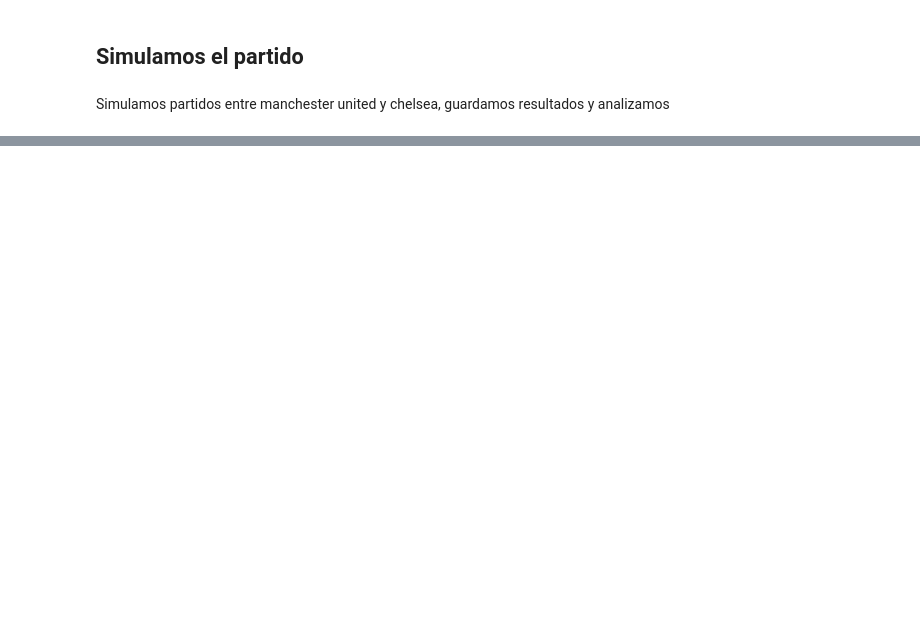
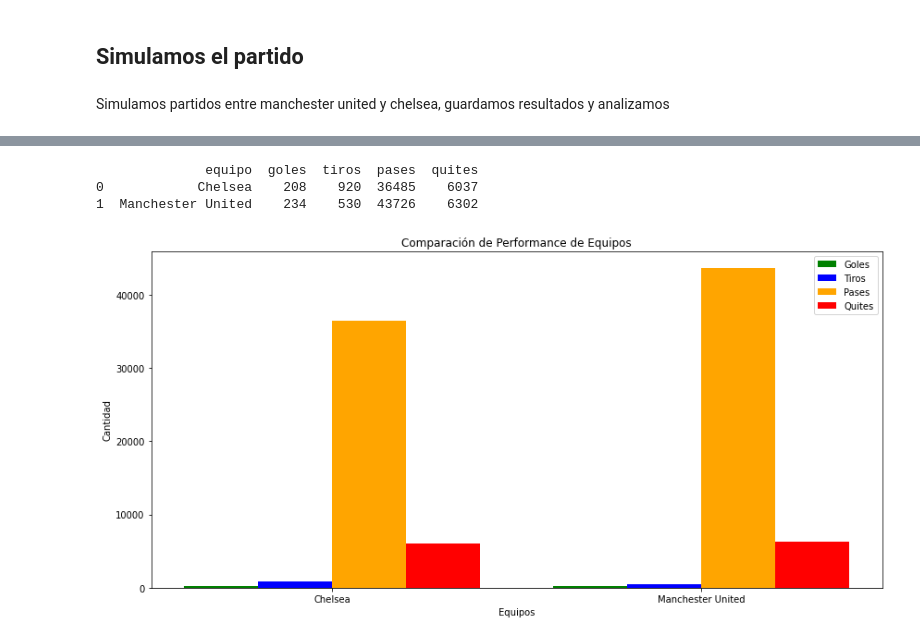
Before and after one commit to luisalawson/soccer_defense_analysis, a Jupyter notebook: Simulacion.ipynb, the cells around one changed output, grey strips where cells are left out. Cells and saved outputs as stored; diff of their text form; code cells hidden in the pictures; blank space fills up the shorter version.

```diff
--- a/Simulacion.ipynb
+++ b/Simulacion.ipynb
@@ -352,0 +907,65 @@ df_results = simulate_matches(1000)
+# %%
+# Agrupar datos por equipo
+teams = set(df_results['home']).union(set(df_results['away']))
+
+# Inicializar diccionario para resultados
+performance_data = {
+    'equipo': [],
+    'goles': [],
+    'tiros': [],
+    'pases': [],
+    'quites': []
+}
+
+# Calcular métricas de rendimiento para cada equipo
+for team in teams:
+    goles = df_results[df_results['home'] == team]['goles_local'].sum() + \
+            df_results[df_results['away'] == team]['goles_visitante'].sum()
+
+    tiros = df_results[df_results['home'] == team]['tiros_local'].sum() + \
+            df_results[df_results['away'] == team]['tiros_visitante'].sum()
+
+    pases = df_results[df_results['home'] == team]['pases_local'].sum() + \
+            df_results[df_results['away'] == team]['pases_visitante'].sum()
+
+    quites = df_results[df_results['home'] == team]['quites_local'].sum() + \
+             df_results[df_results['away'] == team]['quites_visitante'].sum()
+
+    performance_data['equipo'].append(team)
+    performance_data['goles'].append(goles)
+    performance_data['tiros'].append(tiros)
+    performance_data['pases'].append(pases)
+    performance_data['quites'].append(quites)
+
+# Crear DataFrame de rendimiento
+df_performance = pd.DataFrame(performance_data)
+
+# Mostrar DataFrame de rendimiento
+print(df_performance)
+
+# Crear gráfico de barras agrupadas
+fig, ax = plt.subplots(figsize=(12, 6))
+bar_width = 0.2
+index = range(len(df_performance))
+
+# Barras para cada métrica
+ax.bar(index, df_performance['goles'], bar_width, label='Goles', color='g')
+ax.bar([i + bar_width for i in index], df_performance['tiros'], bar_width, label='Tiros', color='b')
+ax.bar([i + 2 * bar_width for i in index], df_performance['pases'], bar_width, label='Pases', color='orange')
+ax.bar([i + 3 * bar_width for i in index], df_performance['quites'], bar_width, label='Quites', color='r')
+
+# Añadir etiquetas y título
+ax.set_xlabel('Equipos')
+ax.set_ylabel('Cantidad')
+ax.set_title('Comparación de Performance de Equipos')
+ax.set_xticks([i + 1.5 * bar_width for i in index])
+ax.set_xticklabels(df_performance['equipo'])
+ax.legend()
+
+plt.tight_layout()
+plt.show()
+# %% [output]
+              equipo  goles  tiros  pases  quites
+0            Chelsea    208    920  36485    6037
+1  Manchester United    234    530  43726    6302
+[figure, added]
```
Also changed, not shown: parts of 39 cells of this notebook.
